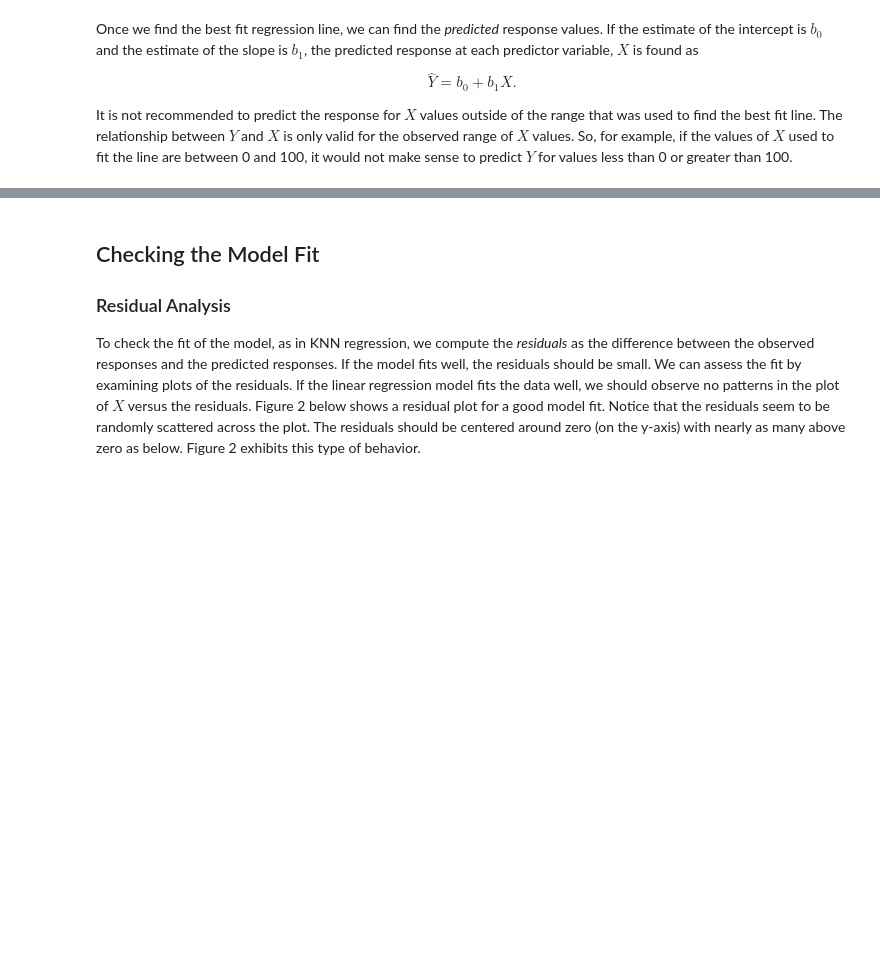
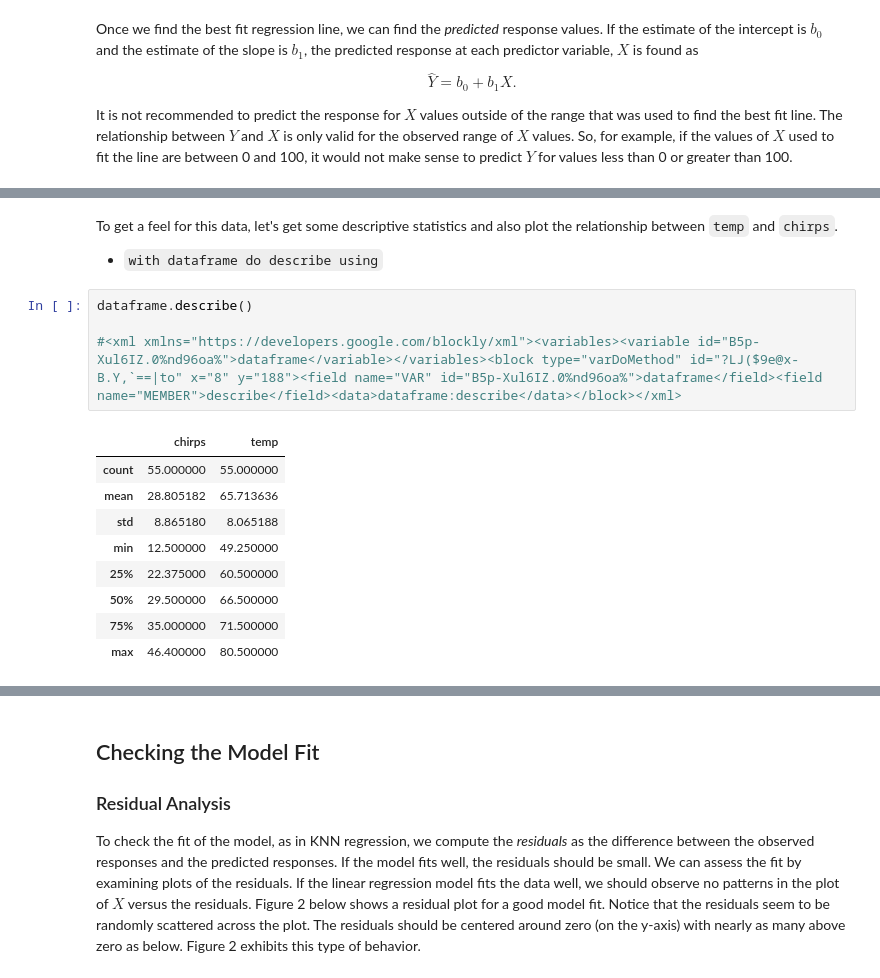
Before and after one commit to memphis-iis/datawhys-content-notebooks-python, a Jupyter notebook: Simple-linear-regression.ipynb, the cells around one changed output, grey strips where cells are left out. Saved outputs shown, nothing was run; the diff lists cells and outputs as text; blank space fills up the shorter version.

```diff
--- a/Simple-linear-regression.ipynb
+++ b/Simple-linear-regression.ipynb
@@ -55,0 +101,18 @@ The important differences is that simple linear regression **discovers** both $\
+# %% [markdown]
+To get a feel for this data, let's get some descriptive statistics and also plot the relationship between `temp` and `chirps`.
+
+- `with dataframe do describe using`
+# %%
+dataframe.describe()
+
+#<xml xmlns="https://developers.google.com/blockly/xml"><variables><variable id="B5p-Xul6IZ.0%nd96oa%">dataframe</variable></variables><block type="varDoMethod" id="?LJ($9e@x-B.Y,`==|to" x="8" y="188"><field name="VAR" id="B5p-Xul6IZ.0%nd96oa%">dataframe</field><field name="MEMBER">describe</field><data>dataframe:describe</data></block></xml>
+# %% [output]
+|  | chirps | temp |
+| count | 55.000000 | 55.000000 |
+| mean | 28.805182 | 65.713636 |
+| std | 8.865180 | 8.065188 |
+| min | 12.500000 | 49.250000 |
+| 25% | 22.375000 | 60.500000 |
+| 50% | 29.500000 | 66.500000 |
+| 75% | 35.000000 | 71.500000 |
+| max | 46.400000 | 80.500000 |
```
Also changed, not shown: parts of 19 cells of this notebook, 2 other files.
